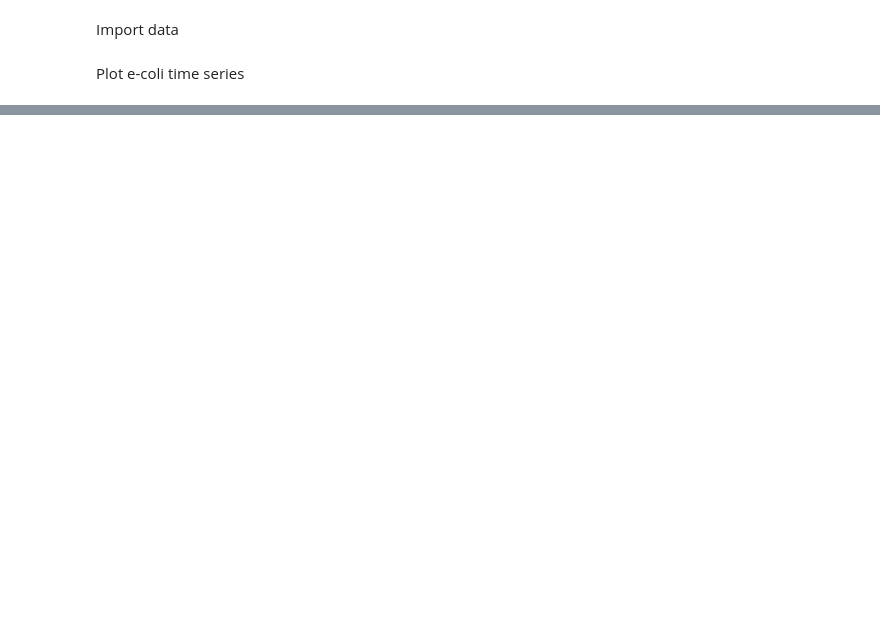
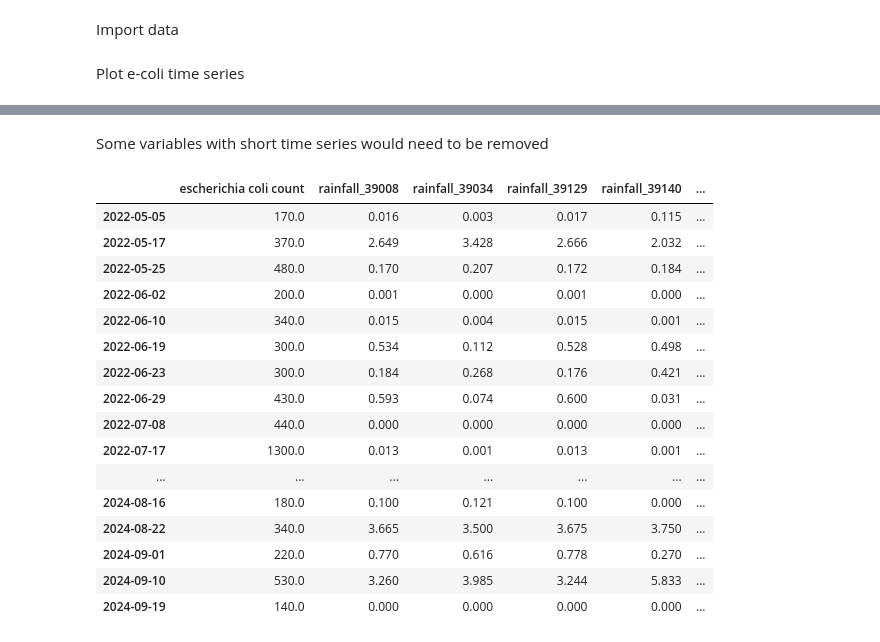
Before and after one commit to jeannielynnmoulton/swimming-safety-prediction, a Jupyter notebook: analysing_data.ipynb, the cells around one changed output, grey strips where cells are left out. Cells and saved outputs as stored; diff of their text form; code cells hidden in the pictures; blank space fills up the shorter version.

```diff
--- a/analysing_data.ipynb
+++ b/analysing_data.ipynb
@@ -33,0 +192,23 @@ for i, (df, key) in enumerate(zip(ecoli_timeseries_dfs.values(), ecoli_timeserie
+# %% [markdown]
+Some variables with short time series would need to be removed
+# %%
+df_target_predictors = pd.concat([df_target, df_predictors.drop(columns = 'fft_Cassington')], axis=1).dropna()
+df_target_predictors
+# %% [output]
+|  | escherichia coli count | rainfall_39008 | rainfall_39034 | rainfall_39129 | rainfall_39140 | ... |
+| 2022-05-05 | 170.0 | 0.016 | 0.003 | 0.017 | 0.115 | ... |
+| 2022-05-17 | 370.0 | 2.649 | 3.428 | 2.666 | 2.032 | ... |
+| 2022-05-25 | 480.0 | 0.170 | 0.207 | 0.172 | 0.184 | ... |
+| 2022-06-02 | 200.0 | 0.001 | 0.000 | 0.001 | 0.000 | ... |
+| 2022-06-10 | 340.0 | 0.015 | 0.004 | 0.015 | 0.001 | ... |
+| 2022-06-19 | 300.0 | 0.534 | 0.112 | 0.528 | 0.498 | ... |
+| 2022-06-23 | 300.0 | 0.184 | 0.268 | 0.176 | 0.421 | ... |
+| 2022-06-29 | 430.0 | 0.593 | 0.074 | 0.600 | 0.031 | ... |
+| 2022-07-08 | 440.0 | 0.000 | 0.000 | 0.000 | 0.000 | ... |
+| 2022-07-17 | 1300.0 | 0.013 | 0.001 | 0.013 | 0.001 | ... |
+| ... | ... | ... | ... | ... | ... | ... |
+| 2024-08-16 | 180.0 | 0.100 | 0.121 | 0.100 | 0.000 | ... |
+| 2024-08-22 | 340.0 | 3.665 | 3.500 | 3.675 | 3.750 | ... |
+| 2024-09-01 | 220.0 | 0.770 | 0.616 | 0.778 | 0.270 | ... |
+| 2024-09-10 | 530.0 | 3.260 | 3.985 | 3.244 | 5.833 | ... |
+| 2024-09-19 | 140.0 | 0.000 | 0.000 | 0.000 | 0.000 | ... |
```
Also changed, not shown: parts of 16 cells of this notebook.
